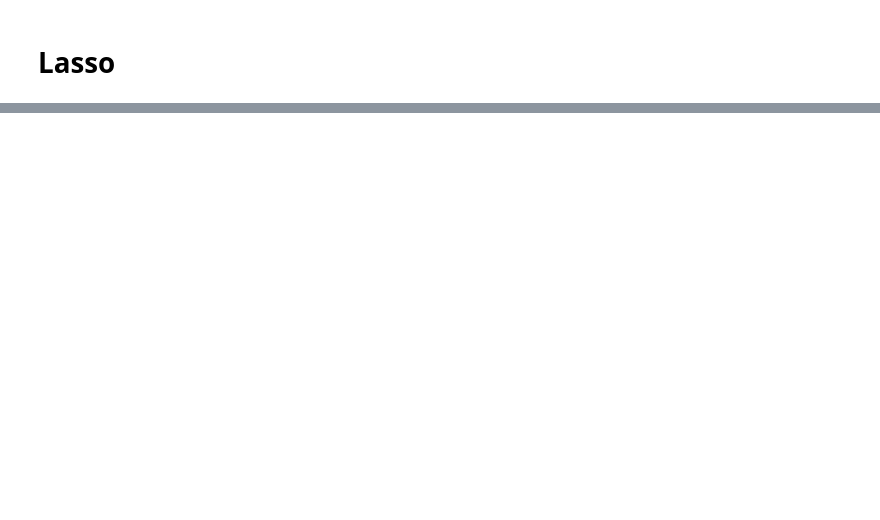
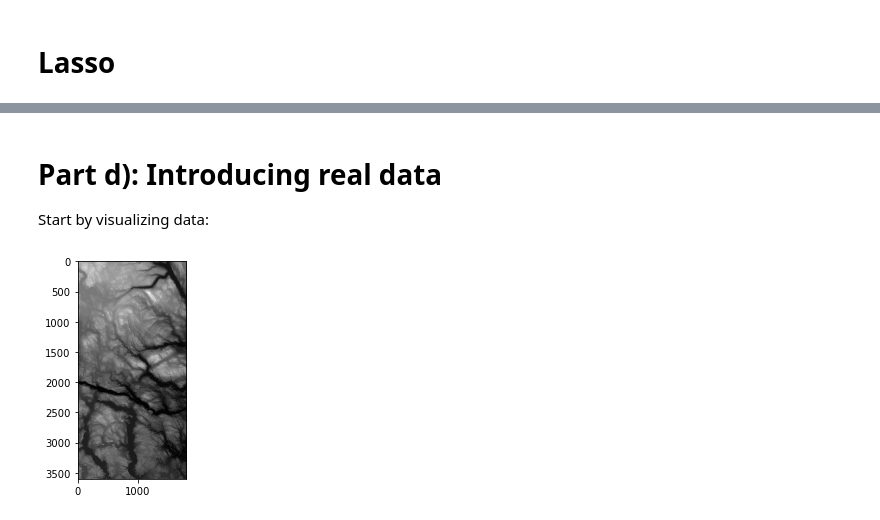
Before and after one commit to bjorngronntun/FYS-STK4155-project1-old, a Jupyter notebook: Report.ipynb, the cells around one changed output, grey strips where cells are left out. Cells and saved outputs as stored; diff of their text form; code cells hidden in the pictures; blank space fills up the shorter version.

Commit message:
Read terrain data. Algorithms too slow.

```diff
--- a/Report.ipynb
+++ b/Report.ipynb
@@ -97,0 +102,10 @@ R squared obtained using cross validation: -0.10236963994661083
+# %% [markdown]
+# Part d): Introducing real data
+Start by visualizing data:
+# %%
+terrain1 = imread('SRTM_data_Norway_1.tif')
+plt.figure()
+plt.imshow(terrain1, cmap='gray')
+plt.show()
+# %% [output]
+[figure, added]
```
Also changed, not shown: parts of 10 cells of this notebook, 2 other files.
